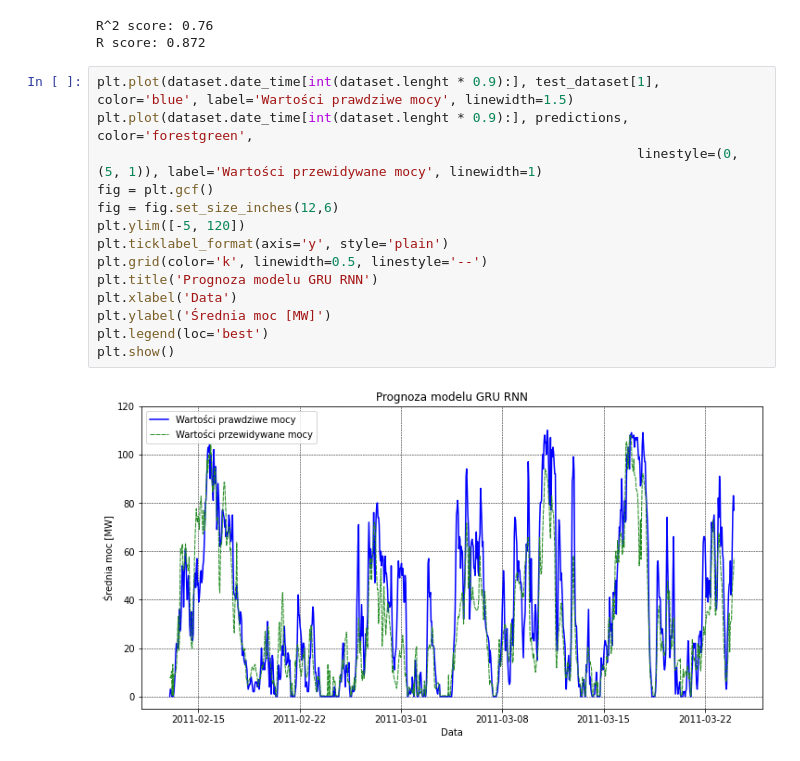
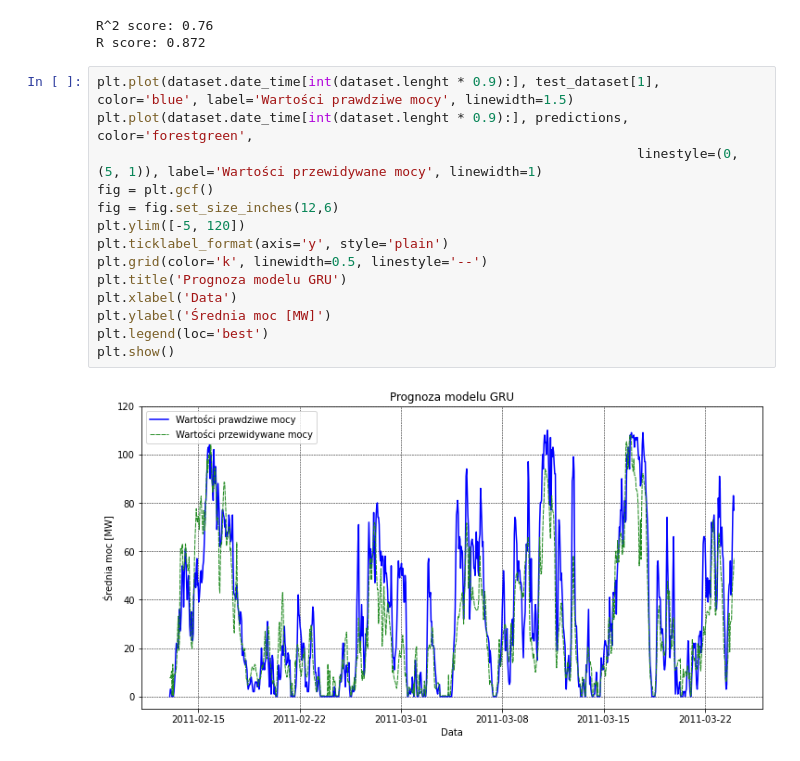
Before and after one commit to Dawidemm/wind-farm-power-forecasting, a Jupyter notebook: ForecastingGRU.ipynb, the cells around one changed output. Drawn from its saved outputs; the diff is of its cells as text.

```diff
--- a/ForecastingGRU.ipynb
+++ b/ForecastingGRU.ipynb
@@ -69,19 +69,19 @@ R score: 0.872
 # %%
 plt.plot(dataset.date_time[int(dataset.lenght * 0.9):], test_dataset[1], color='blue', label='Wartości prawdziwe mocy', linewidth=1.5)
 plt.plot(dataset.date_time[int(dataset.lenght * 0.9):], predictions, color='forestgreen',
                                                                      linestyle=(0, (5, 1)), label='Wartości przewidywane mocy', linewidth=1)
 fig = plt.gcf()
 fig = fig.set_size_inches(12,6)
 plt.ylim([-5, 120])
 plt.ticklabel_format(axis='y', style='plain')
 plt.grid(color='k', linewidth=0.5, linestyle='--')
-plt.title('Prognoza modelu GRU RNN')
+plt.title('Prognoza modelu GRU')
 plt.xlabel('Data')
 plt.ylabel('Średnia moc [MW]')
 plt.legend(loc='best')
 plt.show()
 # %% [output]
-[figure, old version]
+[figure, new version]
 # %%
 fig, (ax0, ax1, ax2, ax3) = plt.subplots(4, 1, figsize=(12,22))
 ax3.scatter(dataset.date_time[-168:], test_dataset[1][-168:], color='blue', label='Wartości prawdziwe mocy')
```
Also changed, not shown: parts of 2 cells of this notebook.
